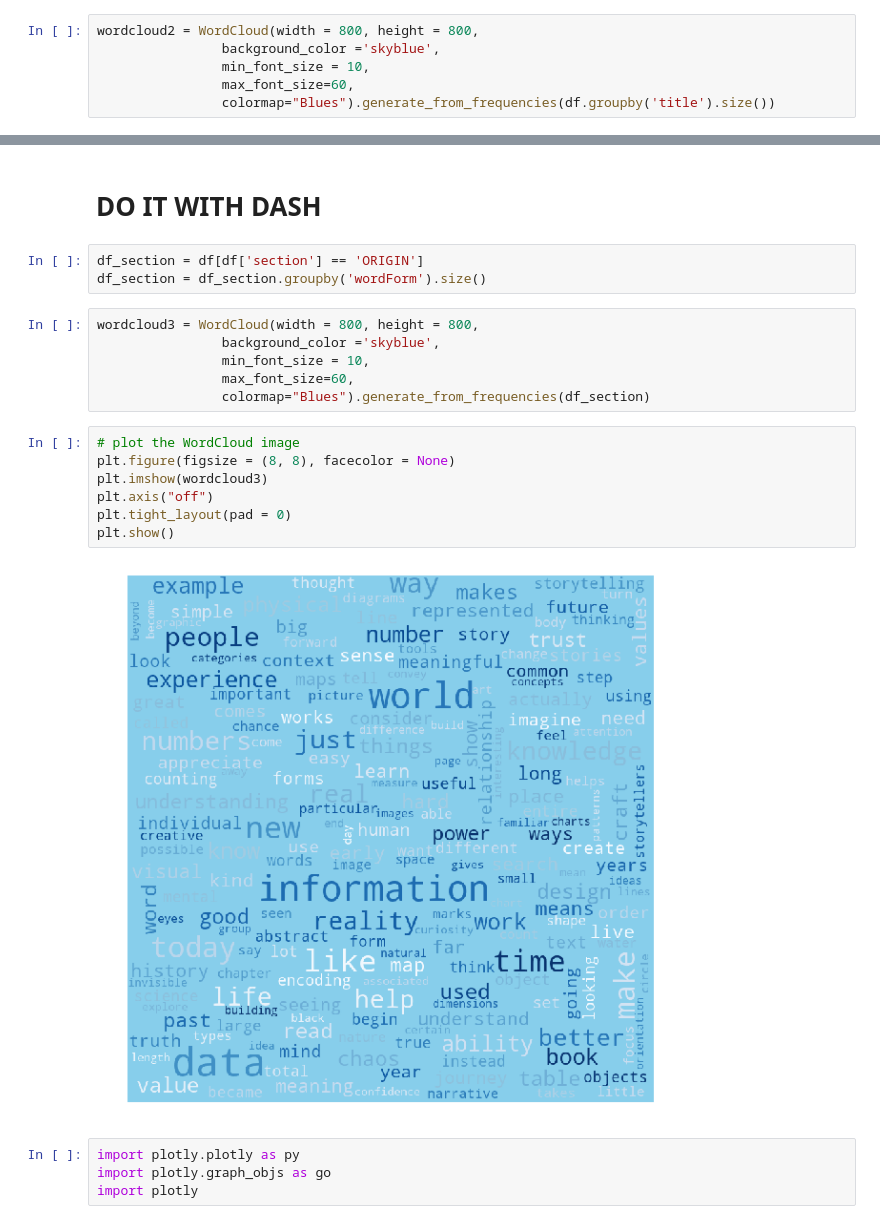
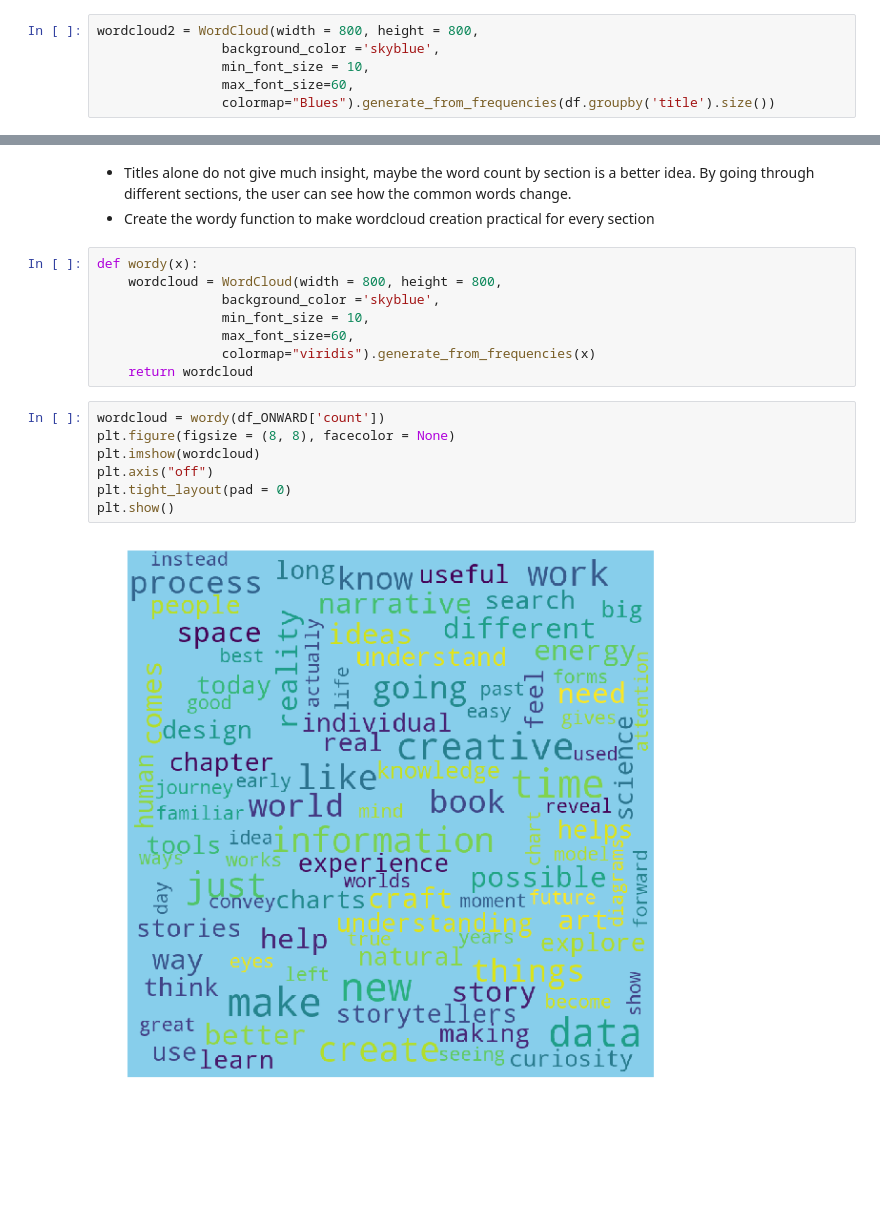
Before and after one commit to nediyonbe/Data-Challenge, a Jupyter notebook: DataViz/DataViz.ipynb, the cells around one changed output, grey strips where cells are left out. Saved outputs shown, nothing was run; the diff lists cells and outputs as text; blank space fills up the shorter version.

```diff
--- a/DataViz/DataViz.ipynb
+++ b/DataViz/DataViz.ipynb
@@ -136,24 +119,20 @@ plt.show()
-# %% [markdown]
-# DO IT WITH DASH
-# %%
-df_section = df[df['section'] == 'ORIGIN']
-df_section = df_section.groupby('wordForm').size()
+# %% [markdown]
+* Titles alone do not give much insight, maybe the word count by section is a better idea. By going through different sections, the user can see how the common words change.
+* Create the wordy function to make wordcloud creation practical for every section
 # %%
-wordcloud3 = WordCloud(width = 800, height = 800,
+def wordy(x):
+    wordcloud = WordCloud(width = 800, height = 800,
                 background_color ='skyblue',
                 min_font_size = 10,
                 max_font_size=60,
-                colormap="Blues").generate_from_frequencies(df_section)
+                colormap="viridis").generate_from_frequencies(x)
+    return wordcloud
 # %%
-# plot the WordCloud image
+wordcloud = wordy(df_ONWARD['count'])
 plt.figure(figsize = (8, 8), facecolor = None)
-plt.imshow(wordcloud3)
+plt.imshow(wordcloud)
 plt.axis("off")
 plt.tight_layout(pad = 0)
 plt.show()
 # %% [output]
-[figure, old version]
+[figure, new version]
-# %%
-import plotly.plotly as py
-import plotly.graph_objs as go
-import plotly
```
Also changed, not shown: parts of 25 cells of this notebook.
